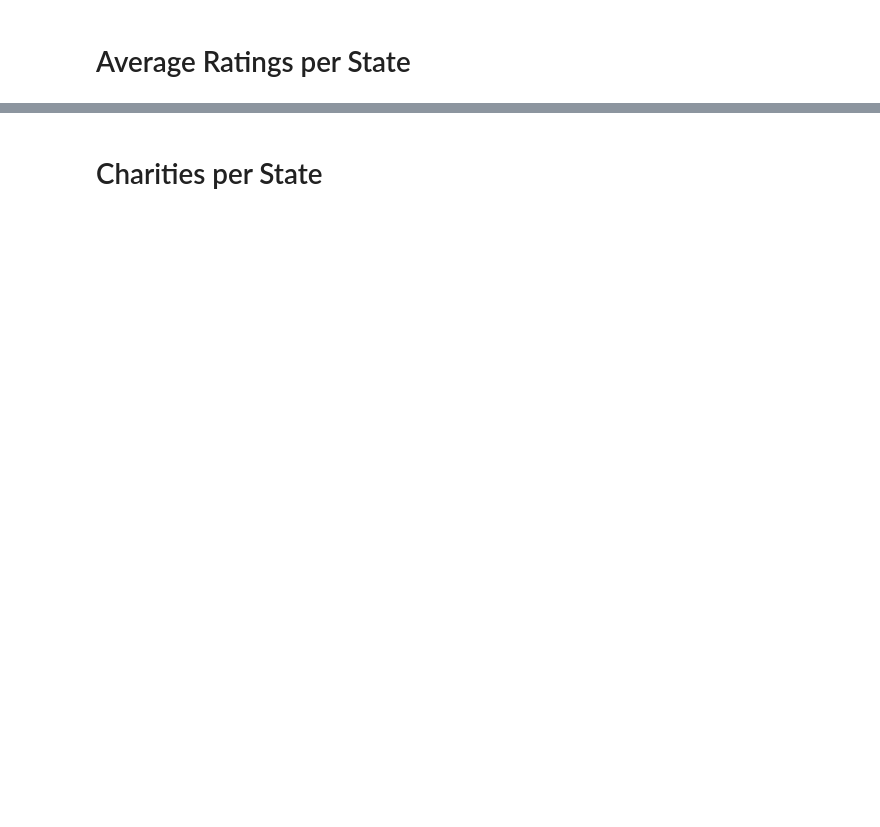
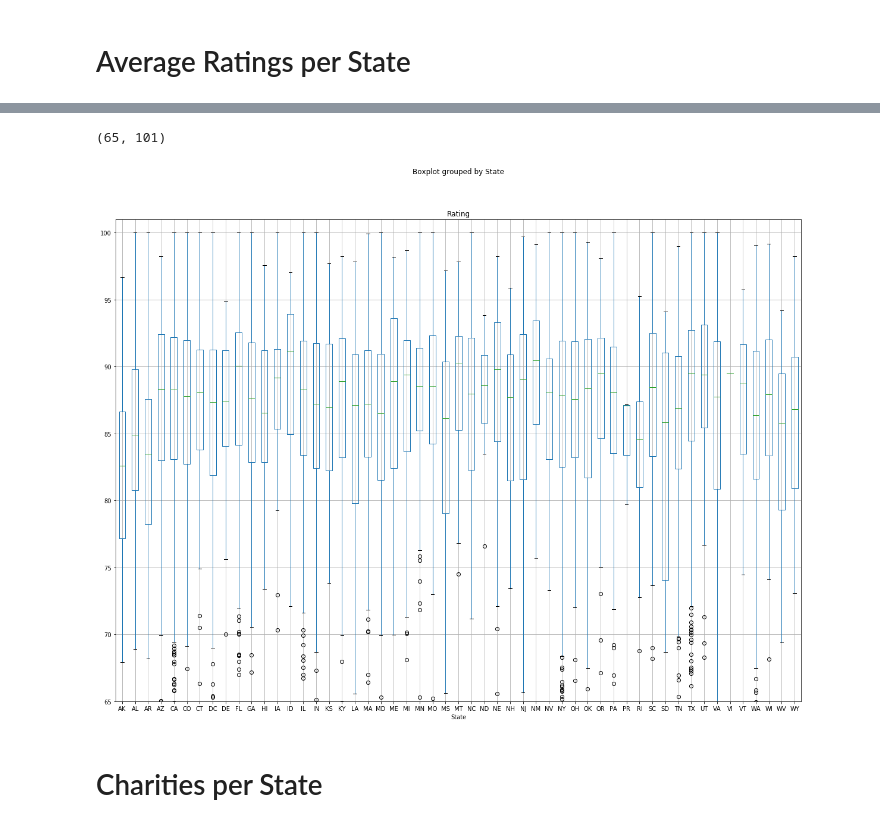
Before and after one commit to randyn/project-one, a Jupyter notebook: State_observations.ipynb, the cells around one changed output, grey strips where cells are left out. Saved outputs shown, nothing was run; the diff lists cells and outputs as text; code cells hidden in the pictures; blank space fills up the shorter version.

```diff
--- a/State_observations.ipynb
+++ b/State_observations.ipynb
@@ -79,3 +82,9 @@ plt.show()
+# %%
+rating_boxplot = charity_df.boxplot(column="Rating", by="State", figsize=(20,15))
+rating_boxplot.set_ylim(65, 101)
+# %% [output]
+(65, 101)
+[figure, added]
 # %% [markdown]
 # Charities per State
 # %%
```
Also changed, not shown: parts of 18 cells of this notebook.
